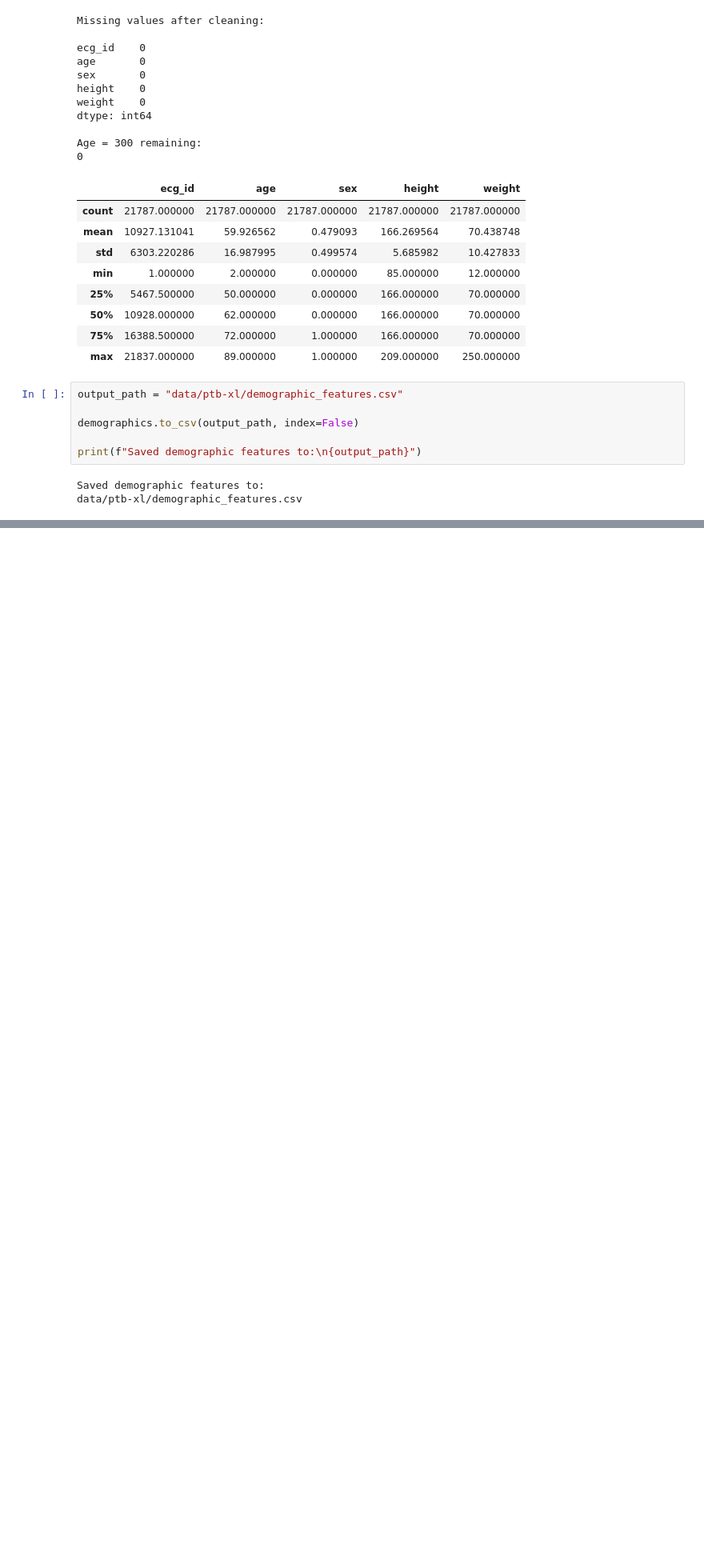
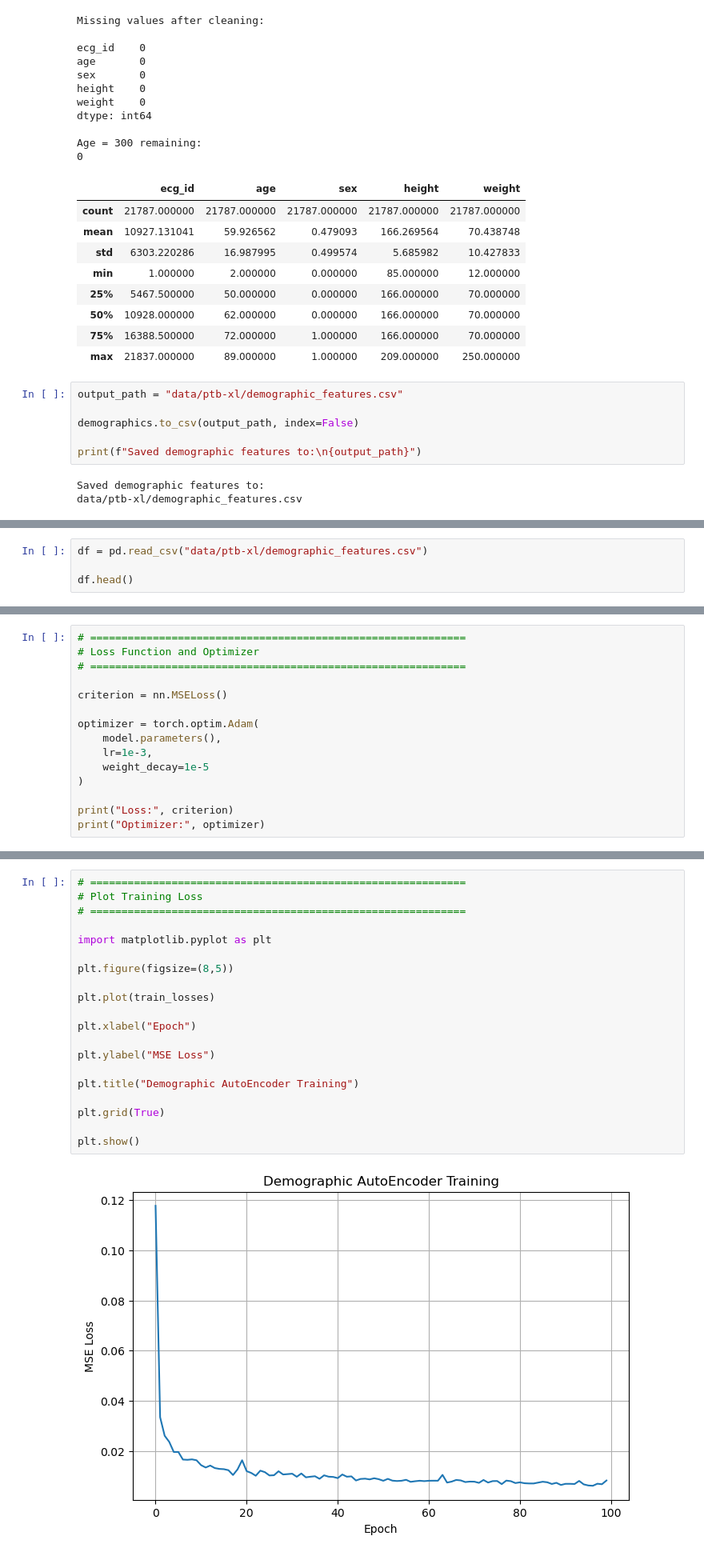
Before and after one commit to ziya72/Digital-Heart, a Jupyter notebook: demographics.ipynb, the cells around one changed output, grey strips where cells are left out. Shown at 80% size. Saved outputs shown, nothing was run; the diff lists cells and outputs as text; blank space fills up the shorter version.

Commit message:
Added demographic encoder

```diff
--- a/demographics.ipynb
+++ b/demographics.ipynb
@@ -459,0 +511,4 @@ data/ptb-xl/demographic_features.csv
+# %%
+df = pd.read_csv("data/ptb-xl/demographic_features.csv")
+
+df.head()
@@ -459,0 +669,15 @@ data/ptb-xl/demographic_features.csv
+# %%
+# ============================================================
+# Loss Function and Optimizer
+# ============================================================
+
+criterion = nn.MSELoss()
+
+optimizer = torch.optim.Adam(
+    model.parameters(),
+    lr=1e-3,
+    weight_decay=1e-5
+)
+
+print("Loss:", criterion)
+print("Optimizer:", optimizer)
@@ -459,0 +770,22 @@ data/ptb-xl/demographic_features.csv
+# %%
+# ============================================================
+# Plot Training Loss
+# ============================================================
+
+import matplotlib.pyplot as plt
+
+plt.figure(figsize=(8,5))
+
+plt.plot(train_losses)
+
+plt.xlabel("Epoch")
+
+plt.ylabel("MSE Loss")
+
+plt.title("Demographic AutoEncoder Training")
+
+plt.grid(True)
+
+plt.show()
+# %% [output]
+[figure, added]
```
Also changed, not shown: parts of 14 cells of this notebook, 2 other files.
